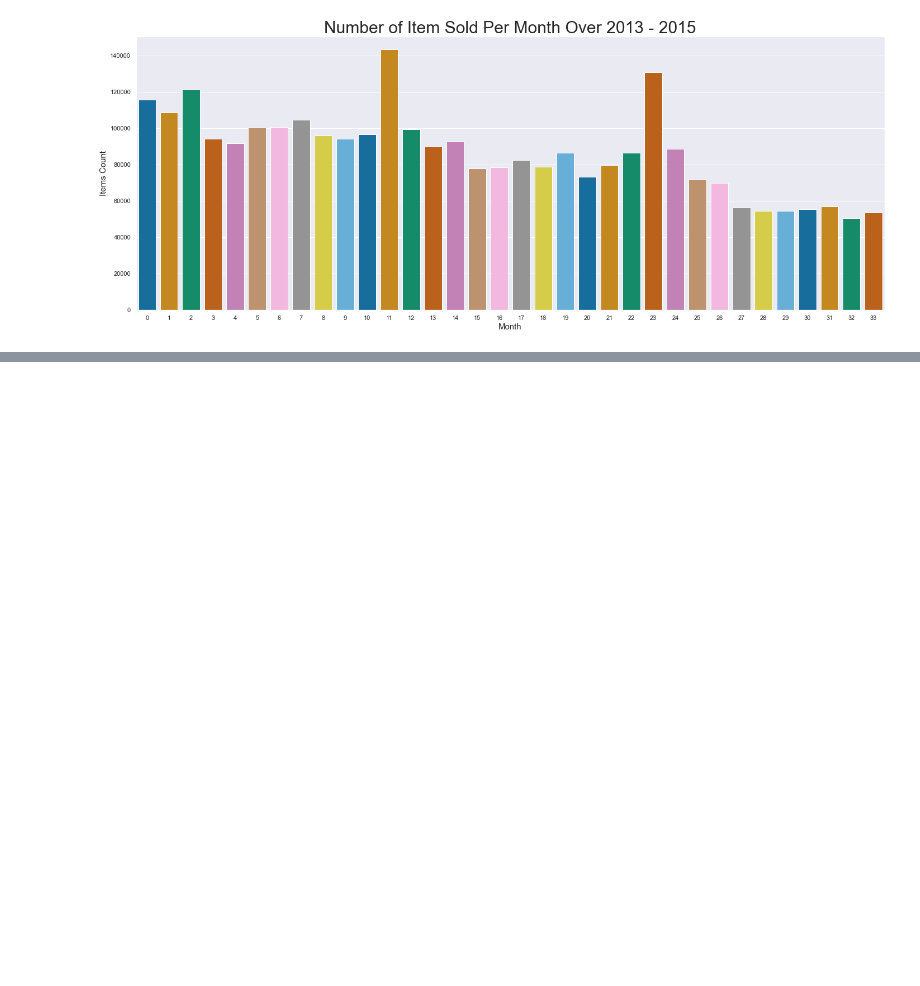
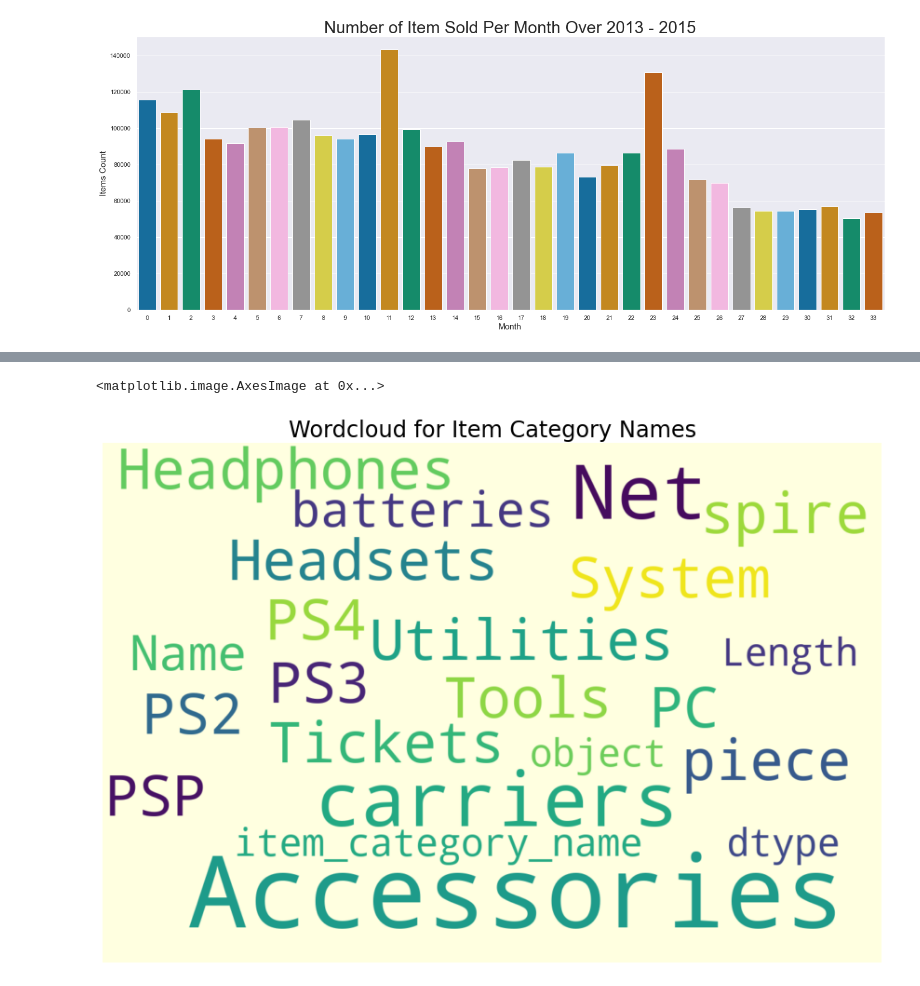
Before and after one commit to SabeehRaza-DS/FutureSales_Project, a Jupyter notebook: sales_prediction.ipynb, the cells around one changed output, grey strips where cells are left out. Drawn from its saved outputs; the diff is of its cells as text; code cells hidden in the pictures; blank space fills up the shorter version.

```diff
--- a/sales_prediction.ipynb
+++ b/sales_prediction.ipynb
@@ -479,0 +500,16 @@ plt.show()
+# %%
+stopwords = set(STOPWORDS)
+wordcloud = WordCloud(background_color = 'lightyellow',
+                      max_words = 200,
+                      stopwords = stopwords,
+                     width = 1200,
+                     height = 800,
+                     random_state = 42).generate(str(df_itm_cat['item_category_name']))
+
+
+plt.title('Wordcloud for Item Category Names', fontsize = 24)
+plt.axis('off')
+plt.imshow(wordcloud, interpolation = 'bilinear')
+# %% [output]
+<matplotlib.image.AxesImage at 0x...>
+[figure, added]
```
Also changed, not shown: parts of 1 cell of this notebook.
